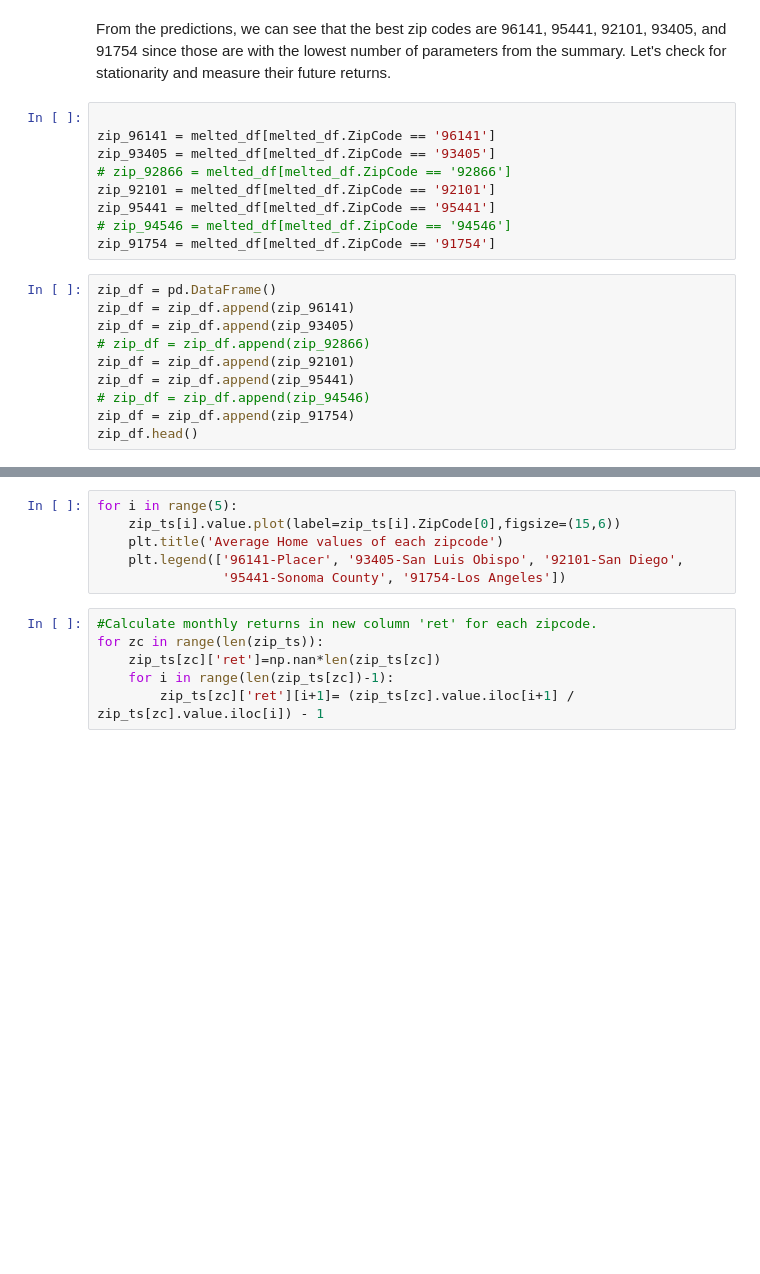
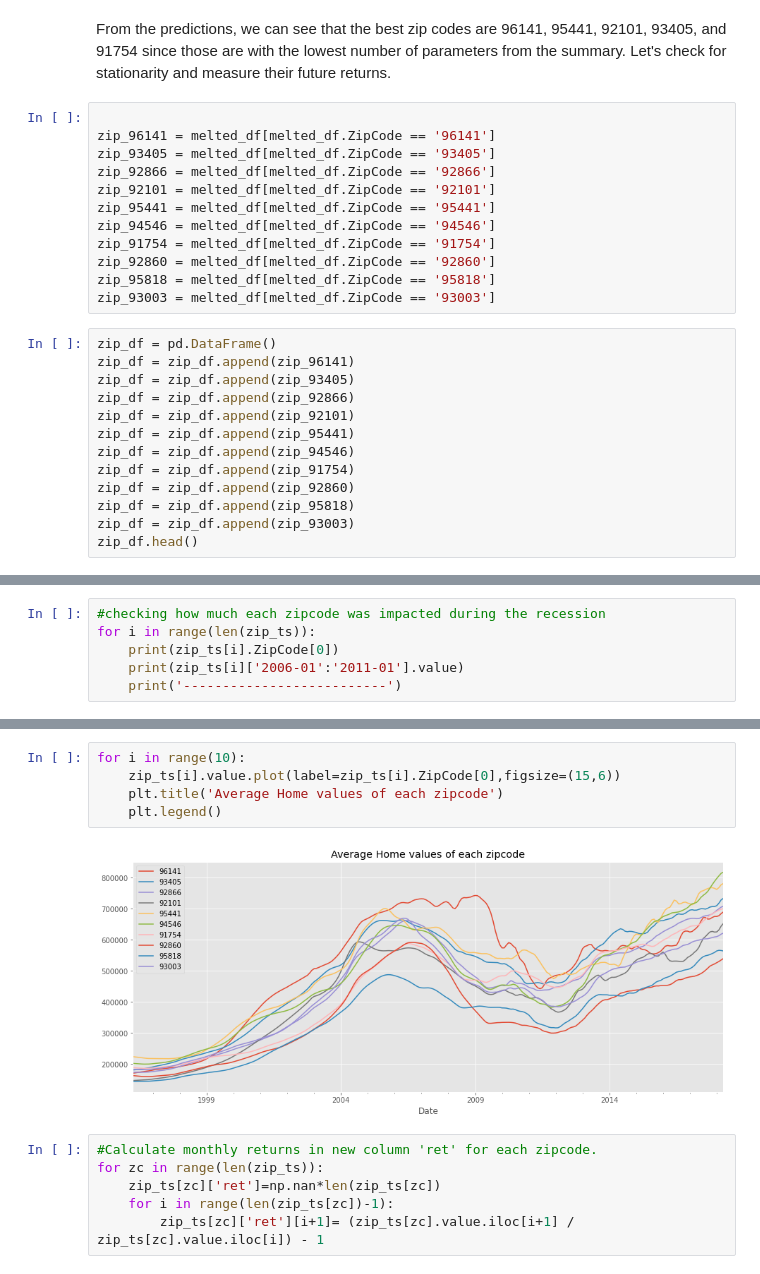
Before and after one commit to Milenaafeworki/Time-Series-prediction, a Jupyter notebook: starter_notebook.ipynb, the cells around one changed output, grey strips where cells are left out. Saved outputs shown, nothing was run; the diff lists cells and outputs as text; blank space fills up the shorter version.

```diff
--- a/starter_notebook.ipynb
+++ b/starter_notebook.ipynb
@@ -849,18 +849,24 @@ From the predictions, we can see that the best zip codes are 96141, 95441, 92101
 
 zip_96141 = melted_df[melted_df.ZipCode == '96141']
 zip_93405 = melted_df[melted_df.ZipCode == '93405']
-# zip_92866 = melted_df[melted_df.ZipCode == '92866']
+zip_92866 = melted_df[melted_df.ZipCode == '92866']
 zip_92101 = melted_df[melted_df.ZipCode == '92101']
 zip_95441 = melted_df[melted_df.ZipCode == '95441']
-# zip_94546 = melted_df[melted_df.ZipCode == '94546']
+zip_94546 = melted_df[melted_df.ZipCode == '94546']
 zip_91754 = melted_df[melted_df.ZipCode == '91754']
+zip_92860 = melted_df[melted_df.ZipCode == '92860']
+zip_95818 = melted_df[melted_df.ZipCode == '95818']
+zip_93003 = melted_df[melted_df.ZipCode == '93003']
 # %%
 zip_df = pd.DataFrame()
 zip_df = zip_df.append(zip_96141)
 zip_df = zip_df.append(zip_93405)
-# zip_df = zip_df.append(zip_92866)
+zip_df = zip_df.append(zip_92866)
 zip_df = zip_df.append(zip_92101)
 zip_df = zip_df.append(zip_95441)
-# zip_df = zip_df.append(zip_94546)
+zip_df = zip_df.append(zip_94546)
 zip_df = zip_df.append(zip_91754)
+zip_df = zip_df.append(zip_92860)
+zip_df = zip_df.append(zip_95818)
+zip_df = zip_df.append(zip_93003)
 zip_df.head()
@@ -873,0 +896,6 @@ zip_ts[0].head()
+# %%
+#checking how much each zipcode was impacted during the recession
+for i in range(len(zip_ts)):
+    print(zip_ts[i].ZipCode[0])
+    print(zip_ts[i]['2006-01':'2011-01'].value)
+    print('--------------------------')
@@ -878,9 +942,10 @@ for i in range(len(zip_ts)):
 # %%
-for i in range(5):
+for i in range(10):
     zip_ts[i].value.plot(label=zip_ts[i].ZipCode[0],figsize=(15,6))
     plt.title('Average Home values of each zipcode')
-    plt.legend(['96141-Placer', '93405-San Luis Obispo', '92101-San Diego',
-                '95441-Sonoma County', '91754-Los Angeles'])
+    plt.legend()
+# %% [output]
+[figure, added]
 # %%
 #Calculate monthly returns in new column 'ret' for each zipcode.
 for zc in range(len(zip_ts)):
```
Also changed, not shown: parts of 54 cells of this notebook, 1 other file.
